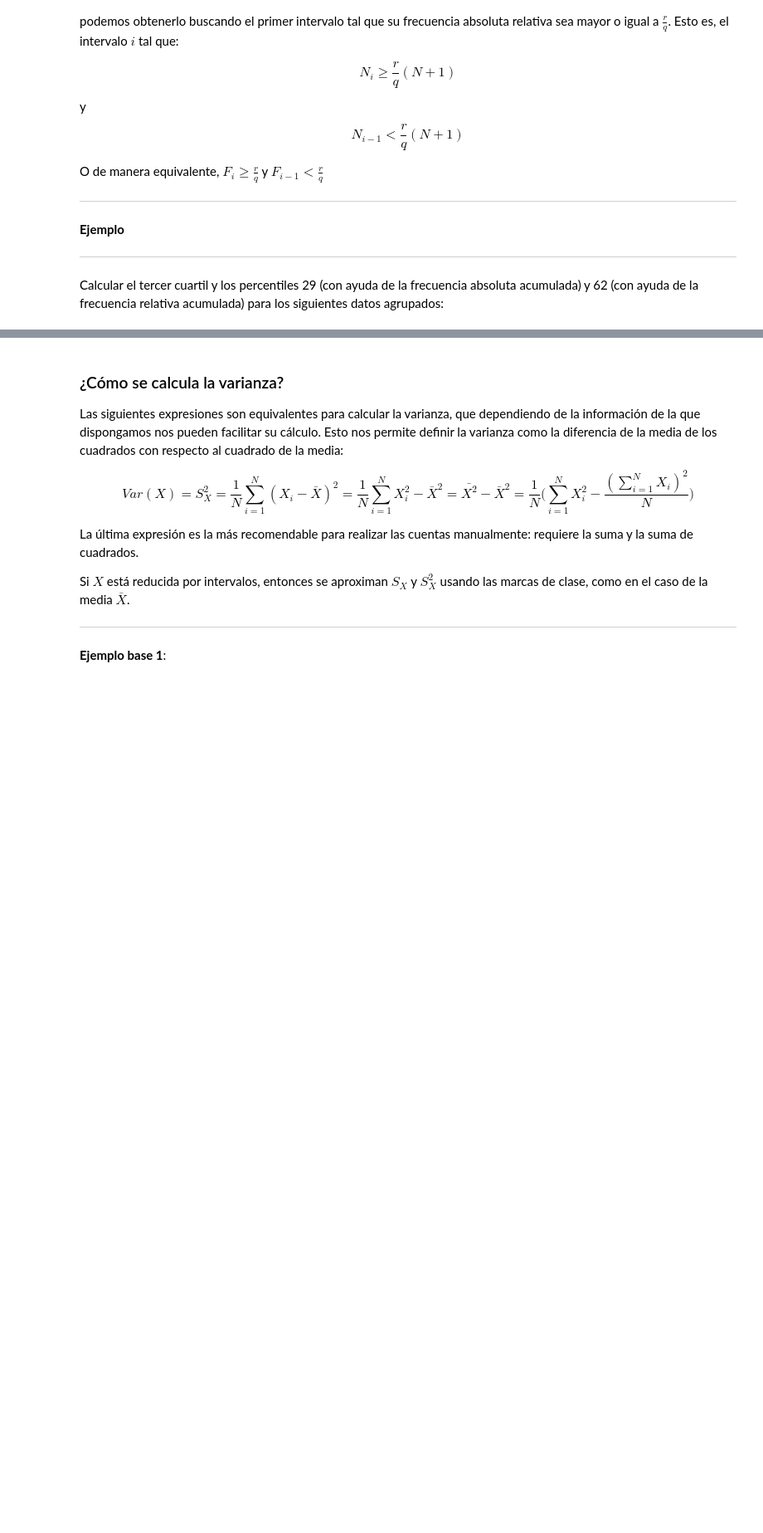
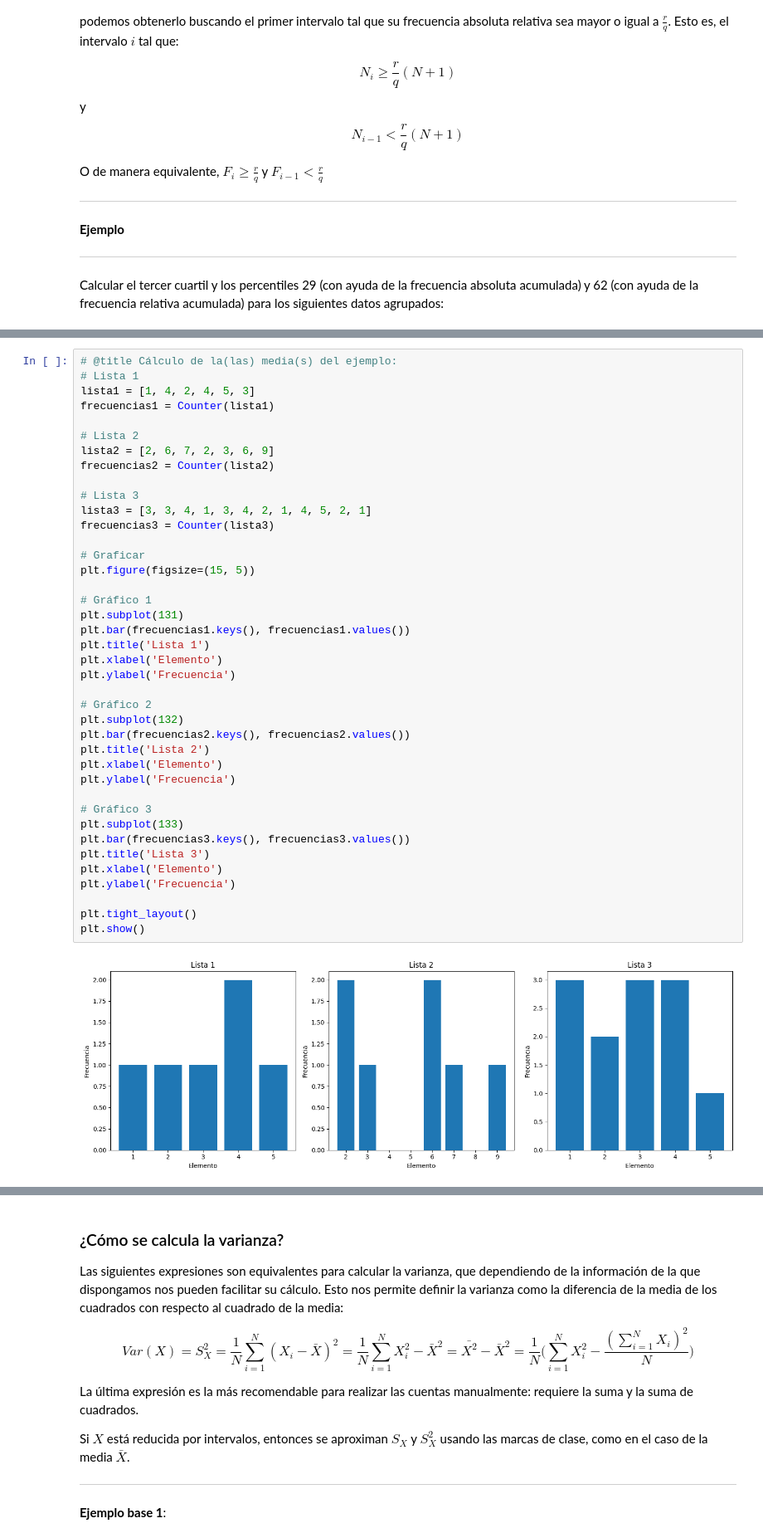
Before and after one commit to ednavivianasegura/Curso_PLN, a Jupyter notebook: Curso_PLN_UR.ipynb, the cells around one changed output, grey strips where cells are left out. Shown at 83% size. Drawn from its saved outputs; the diff is of its cells as text; blank space fills up the shorter version.

```diff
--- a/Curso_PLN_UR.ipynb
+++ b/Curso_PLN_UR.ipynb
@@ -1392 +1745,43 @@ Calcular la moda de los siguientes conjuntos de datos:
+# %%
+# @title Cálculo de la(las) media(s) del ejemplo:
+# Lista 1
+lista1 = [1, 4, 2, 4, 5, 3]
+frecuencias1 = Counter(lista1)
+
+# Lista 2
+lista2 = [2, 6, 7, 2, 3, 6, 9]
+frecuencias2 = Counter(lista2)
+
+# Lista 3
+lista3 = [3, 3, 4, 1, 3, 4, 2, 1, 4, 5, 2, 1]
+frecuencias3 = Counter(lista3)
+
+# Graficar
+plt.figure(figsize=(15, 5))
+
+# Gráfico 1
+plt.subplot(131)
+plt.bar(frecuencias1.keys(), frecuencias1.values())
+plt.title('Lista 1')
+plt.xlabel('Elemento')
+plt.ylabel('Frecuencia')
+
+# Gráfico 2
+plt.subplot(132)
+plt.bar(frecuencias2.keys(), frecuencias2.values())
+plt.title('Lista 2')
+plt.xlabel('Elemento')
+plt.ylabel('Frecuencia')
+
+# Gráfico 3
+plt.subplot(133)
+plt.bar(frecuencias3.keys(), frecuencias3.values())
+plt.title('Lista 3')
+plt.xlabel('Elemento')
+plt.ylabel('Frecuencia')
+
+plt.tight_layout()
+plt.show()
+# %% [output]
+[figure, added]
 # %%
```
Also changed, not shown: parts of 42 cells of this notebook.
